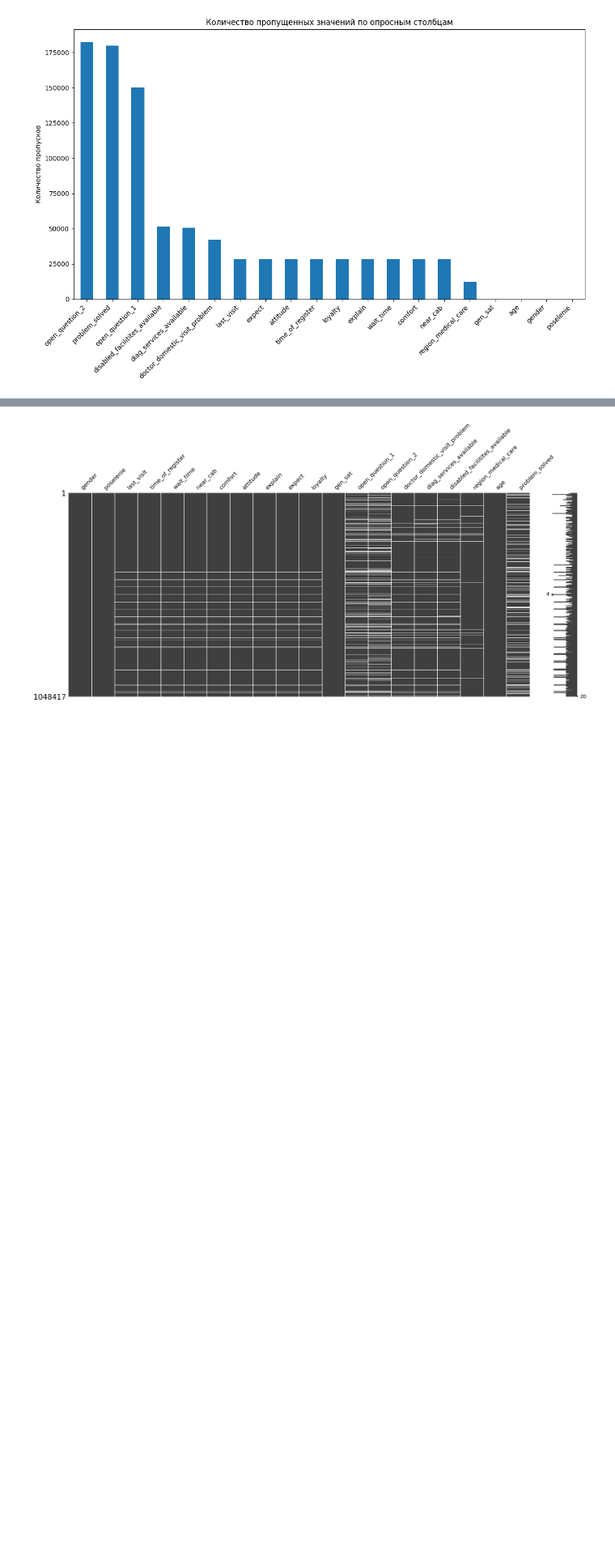
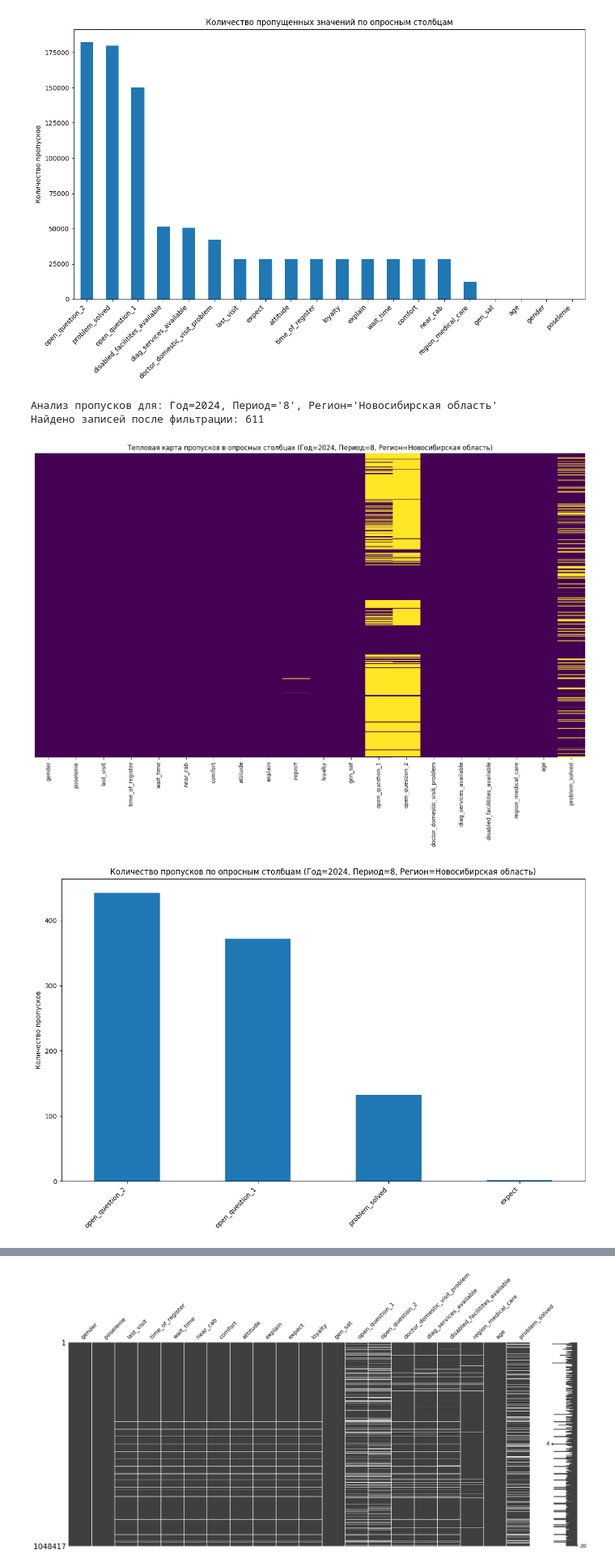
Before and after one commit to nikitazhuikov/Kaggle, a Jupyter notebook: Anketa.ipynb, the cells around one changed output, grey strips where cells are left out. Shown at 81% size. Cells and saved outputs as stored; diff of their text form; code cells hidden in the pictures; blank space fills up the shorter version.

Commit message:
Added regional analysis

```diff
--- a/Anketa.ipynb
+++ b/Anketa.ipynb
@@ -224,6 +275,50 @@ else:
 # %% [output]
 [figure]
 [figure]
+# %%
+# Фильтрация данных для 2023 года, Декабрь, Московская область
+year_filter_specific = 2024
+period_filter_specific = 8 # Убедитесь, что значение соответствует данным в столбце 'Период'
+region_filter_specific = 'Новосибирская область' # Убедитесь, что значение соответствует данным в столбце 'Регион'
+
+# Предполагается, что df_analysis и survey_cols определены в предыдущей ячейке (cell 12)
+df_filtered_specific = df_analysis[
+    (df_analysis['Календарный_год'] == year_filter_specific) &
+    (df_analysis['Период'] == period_filter_specific) &
+    (df_analysis['Регион'] == region_filter_specific)
+]
+
+print(f"\nАнализ пропусков для: Год={year_filter_specific}, Период='{period_filter_specific}', Регион='{region_filter_specific}'")
+print(f"Найдено записей после фильтрации: {len(df_filtered_specific)}")
+
+if df_filtered_specific.empty:
+    print("Не найдено данных для указанных фильтров. Диаграммы не будут построены.")
+else:
+    # --- 1. Визуализация общего распределения пропусков для отфильтрованных данных ---
+    plt.figure(figsize=(18, 10))
+    sns.heatmap(df_filtered_specific[survey_cols].isnull(), cbar=False, cmap='viridis', yticklabels=False)
+    plt.title(f'Тепловая карта пропусков в опросных столбцах (Год={year_filter_specific}, Период={period_filter_specific}, Регион={region_filter_specific})')
+    plt.show()
+
+    # --- 2. Визуализация количества пропусков по столбцам для отфильтрованных данных ---
+    missing_counts_specific = df_filtered_specific[survey_cols].isnull().sum().sort_values(ascending=False)
+    missing_counts_specific = missing_counts_specific[missing_counts_specific > 0] # Только столбцы с пропусками
+
+    if not missing_counts_specific.empty:
+        plt.figure(figsize=(12, 8))
+        missing_counts_specific.plot(kind='bar')
+        plt.title(f'Количество пропусков по опросным столбцам (Год={year_filter_specific}, Период={period_filter_specific}, Регион={region_filter_specific})')
+        plt.ylabel('Количество пропусков')
+        plt.xticks(rotation=45, ha="right")
+        plt.tight_layout()
+        plt.show()
+    else:
+        print(f"Пропусков в опросных столбцах для указанных фильтров (Год={year_filter_specific}, Период={period_filter_specific}, Регион={region_filter_specific}) не найдено.")
+# %% [output]
+Анализ пропусков для: Год=2024, Период='8', Регион='Новосибирская область'
+Найдено записей после фильтрации: 611
+[figure, added]
+[figure, added]
 # %%
 # --- 3. Выявление и визуализация "полностью пустых" строк ---
 df_analysis['missing_in_survey_cols'] = df_analysis[survey_cols].isnull().sum(axis=1)
```
Also changed, not shown: parts of 8 cells of this notebook.
